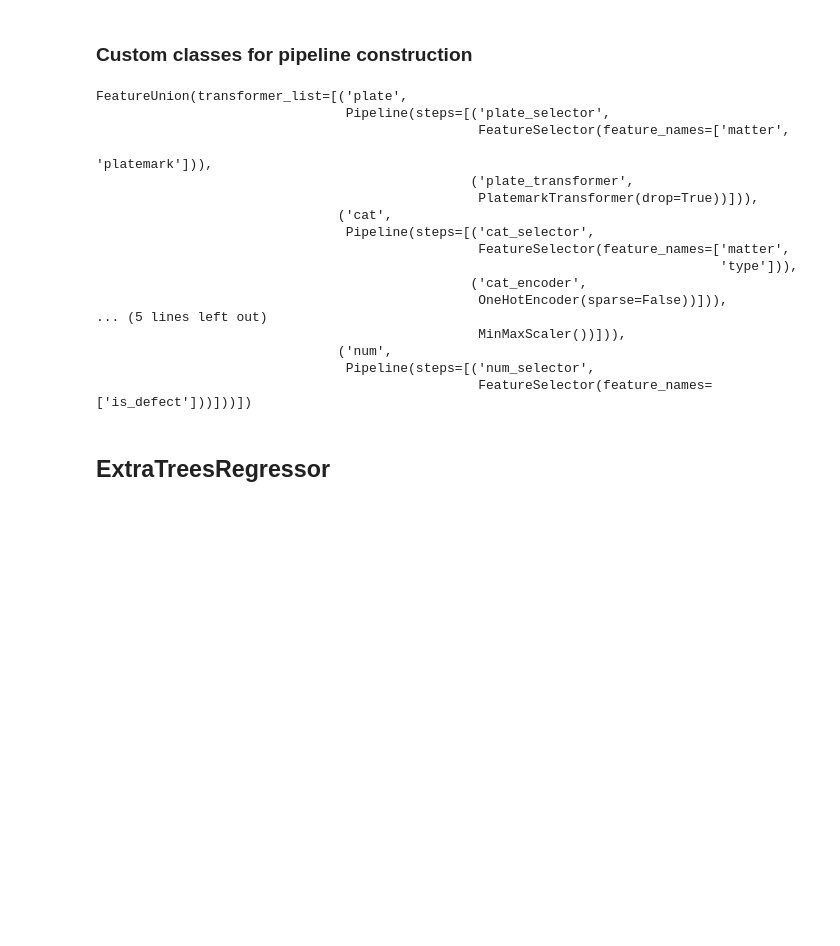
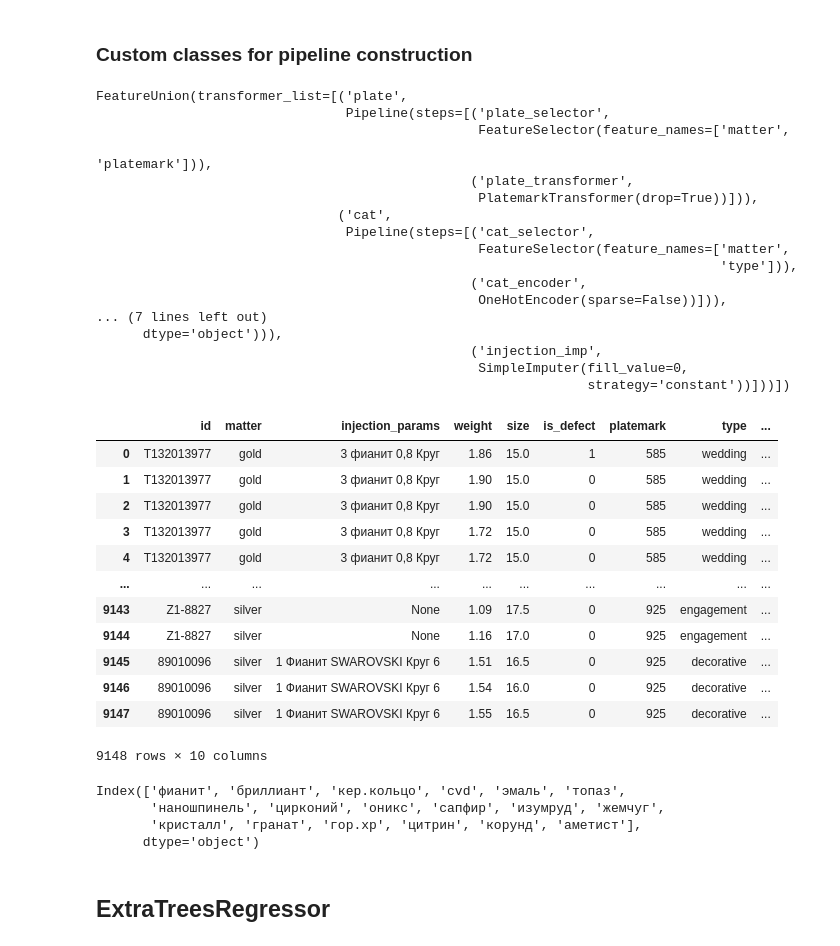
Before and after one commit to Theodore-Ptr/Hackathon, a Jupyter notebook: model_selection.ipynb, the cells around one changed output. Cells and saved outputs as stored; diff of their text form; code cells hidden in the pictures; blank space fills up the shorter version.

```diff
--- a/model_selection.ipynb
+++ b/model_selection.ipynb
@@ -123,7 +176,8 @@ full_pipeline = FeatureUnion(transformer_list=[
     ('plate', plate_pipeline),
     ('cat', cat_pipeline),
     ('num_scale', num_scale_pipeline),
-    ('num', num_pipeline)
+    ('num', num_pipeline),
+    ("injection", injection_pipeline)
 ])
 full_pipeline
 # %% [output]
@@ -139,15 +193,26 @@ FeatureUnion(transformer_list=[('plate',
                                                                                 'type'])),
                                                 ('cat_encoder',
                                                  OneHotEncoder(sparse=False))])),
-... (5 lines left out)
-                                                 MinMaxScaler())])),
-                               ('num',
-                                Pipeline(steps=[('num_selector',
-                                                 FeatureSelector(feature_names=['is_defect']))]))])
+... (7 lines left out)
+      dtype='object'))),
+                                                ('injection_imp',
+                                                 SimpleImputer(fill_value=0,
+                                                               strategy='constant'))]))])
 # %%
-df = pd.read_csv('rings.csv')
-
-features = ['matter', 'injection_params', 'weight', 'size',
-       'is_defect', 'platemark', 'type']
-
-X, y = df[features], df['price_before_takeoff']
+df = pd.read_csv('rings.csv', index_col=0)
+# %%
+df
+# %% [output]
+|  | id | matter | injection_params | weight | size | is_defect | platemark | type | ... |
+| 0 | Т132013977 | gold | 3 фианит 0,8 Круг | 1.86 | 15.0 | 1 | 585 | wedding | ... |
+| 1 | Т132013977 | gold | 3 фианит 0,8 Круг | 1.90 | 15.0 | 0 | 585 | wedding | ... |
+| 2 | Т132013977 | gold | 3 фианит 0,8 Круг | 1.90 | 15.0 | 0 | 585 | wedding | ... |
+| 3 | Т132013977 | gold | 3 фианит 0,8 Круг | 1.72 | 15.0 | 0 | 585 | wedding | ... |
+| 4 | Т132013977 | gold | 3 фианит 0,8 Круг | 1.72 | 15.0 | 0 | 585 | wedding | ... |
+| ... | ... | ... | ... | ... | ... | ... | ... | ... | ... |
+| 9143 | Z1-8827 | silver | None | 1.09 | 17.5 | 0 | 925 | engagement | ... |
+| 9144 | Z1-8827 | silver | None | 1.16 | 17.0 | 0 | 925 | engagement | ... |
+| 9145 | 89010096 | silver | 1 Фианит SWAROVSKI Круг 6 | 1.51 | 16.5 | 0 | 925 | decorative | ... |
+| 9146 | 89010096 | silver | 1 Фианит SWAROVSKI Круг 6 | 1.54 | 16.0 | 0 | 925 | decorative | ... |
+| 9147 | 89010096 | silver | 1 Фианит SWAROVSKI Круг 6 | 1.55 | 16.5 | 0 | 925 | decorative | ... |
+9148 rows × 10 columns
@@ -154,3 +228,10 @@ X, y = df[features], df['price_before_takeoff']
+# %%
+X.columns[6:]
+# %% [output]
+Index(['фианит', 'бриллиант', 'кер.кольцо', 'cvd', 'эмаль', 'топаз',
+       'наношпинель', 'цирконий', 'оникс', 'сапфир', 'изумруд', 'жемчуг',
+       'кристалл', 'гранат', 'гор.хр', 'цитрин', 'корунд', 'аметист'],
+      dtype='object')
 # %%
 X_train, X_test, y_train, y_test = train_test_split(X, y, test_size=0.2, random_state=42)
 # %% [markdown]
```
Also changed, not shown: parts of 24 cells of this notebook.
